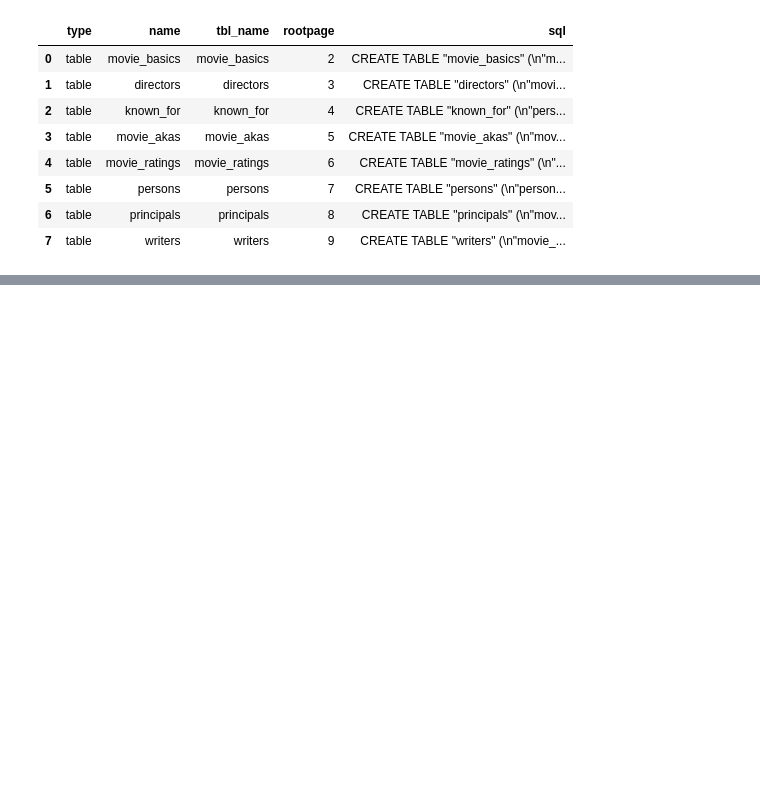
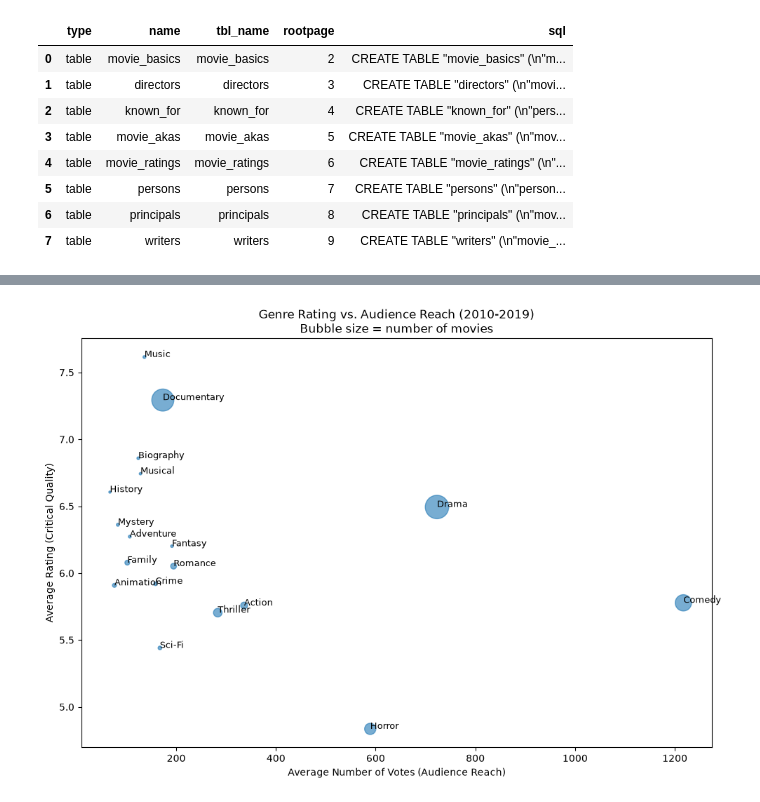
Before and after one commit to judyk47/dsc-sql-summative-lab, a Jupyter notebook: SQLSummativeLab.ipynb, the cells around one changed output, grey strips where cells are left out. Saved outputs shown, nothing was run; the diff lists cells and outputs as text; code cells hidden in the pictures; blank space fills up the shorter version.

```diff
--- a/SQLSummativeLab.ipynb
+++ b/SQLSummativeLab.ipynb
@@ -421,0 +529,16 @@ None
+# %%
+# checking genre tradeoff
+genre_tradeoff = """
+SELECT genres, COUNT(*) AS movie_count, AVG(averagerating) AS avg_rating, AVG(numvotes) AS avg_votes
+FROM movie_basics mb
+JOIN movie_ratings mr ON mb.movie_id = mr.movie_id
+WHERE start_year <= 2019
+  AND genres IS NOT NULL
+  AND averagerating IS NOT NULL
+  AND genres NOT LIKE '%,%'
+GROUP BY genres
+HAVING movie_count >= 100
+ORDER BY avg_rating DESC;
+"""
+genre_tradeoff = pd.read_sql(genre_tradeoff, conn4)
+genre_tradeoff
@@ -421,0 +563,16 @@ None
+# %%
+# plot comparing genre ratings and number of votes
+plt.figure(figsize=(10,7))
+plt.scatter(genre_tradeoff['avg_votes'], genre_tradeoff['avg_rating'],
+            s=genre_tradeoff['movie_count']/20, alpha=0.6)
+
+for i, row in genre_tradeoff.iterrows():
+    plt.annotate(row['genres'], (row['avg_votes'], row['avg_rating']), fontsize=9)
+
+plt.title('Genre Rating vs. Audience Reach (2010-2019)\nBubble size = number of movies')
+plt.xlabel('Average Number of Votes (Audience Reach)')
+plt.ylabel('Average Rating (Critical Quality)')
+plt.tight_layout()
+plt.show()
+# %% [output]
+[figure, added]
```
Also changed, not shown: parts of 7 cells of this notebook.
